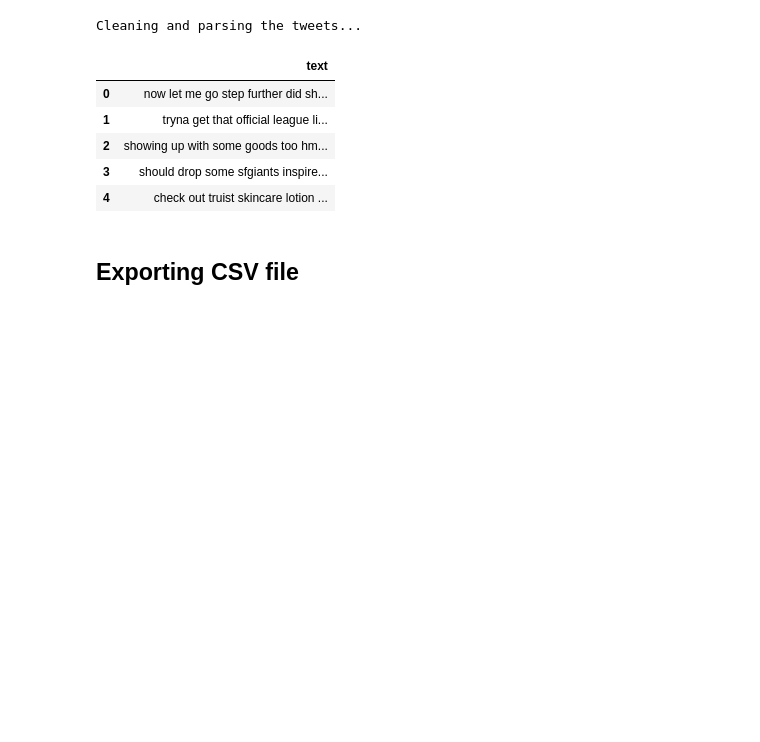
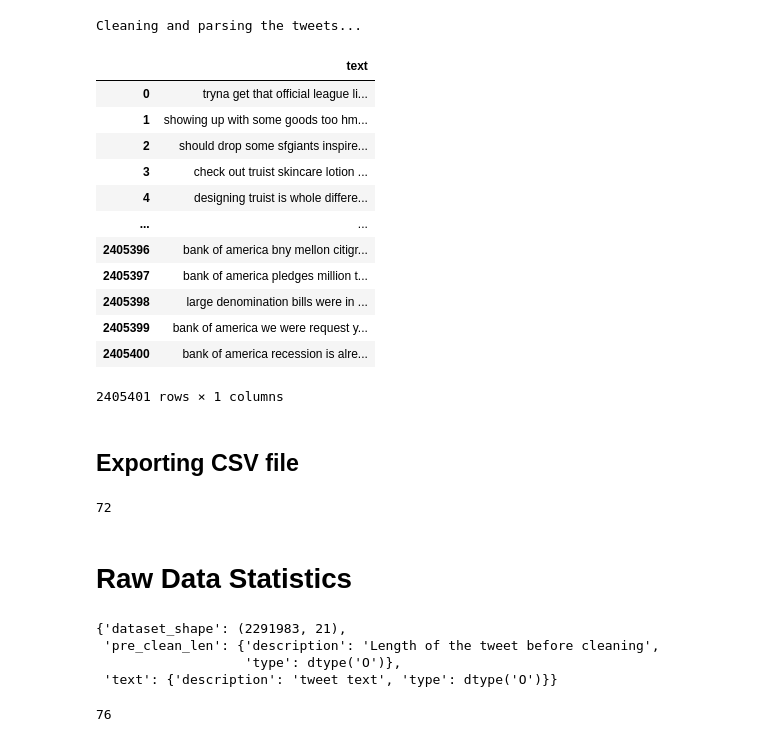
Before and after one commit to phpinto/social_media_sentiment_analysis_to_predict_stock_prices, a Jupyter notebook: api_calls/python/Jupyeter Notebooks/Creating_cleaned_database.ipynb, the cells around one changed output. Cells and saved outputs as stored; diff of their text form; code cells hidden in the pictures; blank space fills up the shorter version.

```diff
--- a/api_calls/python/Jupyeter Notebooks/Creating_cleaned_database.ipynb
+++ b/api_calls/python/Jupyeter Notebooks/Creating_cleaned_database.ipynb
@@ -82,3 +124,10 @@ database.merge(initial_database, on='company', how='left')
+# %%
+database = database.merge(companies_dataset, on='index', how='left')
+# %%
+database = database.rename(columns={"company": "hasthag","Company": "company_name", "index": "company_id", "datastart": "creation_year", "dataend": "public_year"})
+# %%
+industries_dataset = pd.read_csv("./tables/companies_industries.csv")
+database = database.merge(industries_dataset, on='company_id', how='left')
 # %%
 #converting the twitter text to string
 database["tweet_text"] = database["tweet_text"].apply(str)
@@ -89,3 +150,5 @@ database.reset_index(drop=True,inplace=True)
+# %%
+database = database.drop(columns = ["Company_y","Company_x", "nuber"])
 # %%
 #adding a column with length of text pre cleaning
 database['pre_clean_len'] = [len(t) for t in database.tweet_text]
@@ -246,13 +302,20 @@ for i in range(0, len (database['tweet_text'])):
 Cleaning and parsing the tweets...
 # %%
 clean_df = pd.DataFrame(clean_tweet_texts,columns=['text'])
-clean_df.head()
+clean_df
 # %% [output]
 |  | text |
-| 0 | now let me go step further did sh... |
-| 1 | tryna get that official league li... |
-| 2 | showing up with some goods too hm... |
-| 3 | should drop some sfgiants inspire... |
-| 4 | check out truist skincare lotion ... |
+| 0 | tryna get that official league li... |
+| 1 | showing up with some goods too hm... |
+| 2 | should drop some sfgiants inspire... |
+| 3 | check out truist skincare lotion ... |
+| 4 | designing truist is whole differe... |
+| ... | ... |
+| 2405396 | bank of america bny mellon citigr... |
+| 2405397 | bank of america pledges million t... |
+| 2405398 | large denomination bills were in ... |
+| 2405399 | bank of america we were request y... |
+| 2405400 | bank of america recession is alre... |
+2405401 rows × 1 columns
 # %% [markdown]
 ## Exporting CSV file
@@ -259 +331,5 @@ clean_df.head()
+# %%
+len(database["hasthag"].unique())
+# %% [output]
+72
 # %%
@@ -262 +336,28 @@ database["clean_text"] = clean_df["text"]
 database.to_csv('./clean_tweet.csv',encoding='utf-8')
+# %% [markdown]
+# Raw Data Statistics
+# %%
+#first draft of the data dictionary for the dataset
+from pprint import pprint
+data_dict = {
+
+    'text':{
+        'type':database.clean_text.dtype,
+        'description':'tweet text'
+    },
+    'pre_clean_len':{
+        'type':database.clean_text.dtype,
+        'description':'Length of the tweet before cleaning'
+    },
+    'dataset_shape':database.shape
+}
+pprint(data_dict)
+# %% [output]
+{'dataset_shape': (2291983, 21),
+ 'pre_clean_len': {'description': 'Length of the tweet before cleaning',
+                   'type': dtype('O')},
+ 'text': {'description': 'tweet text', 'type': dtype('O')}}
+# %%
+len(database["hasthag"].unique())
+# %% [output]
+76
```
Also changed, not shown: parts of 36 cells of this notebook.
